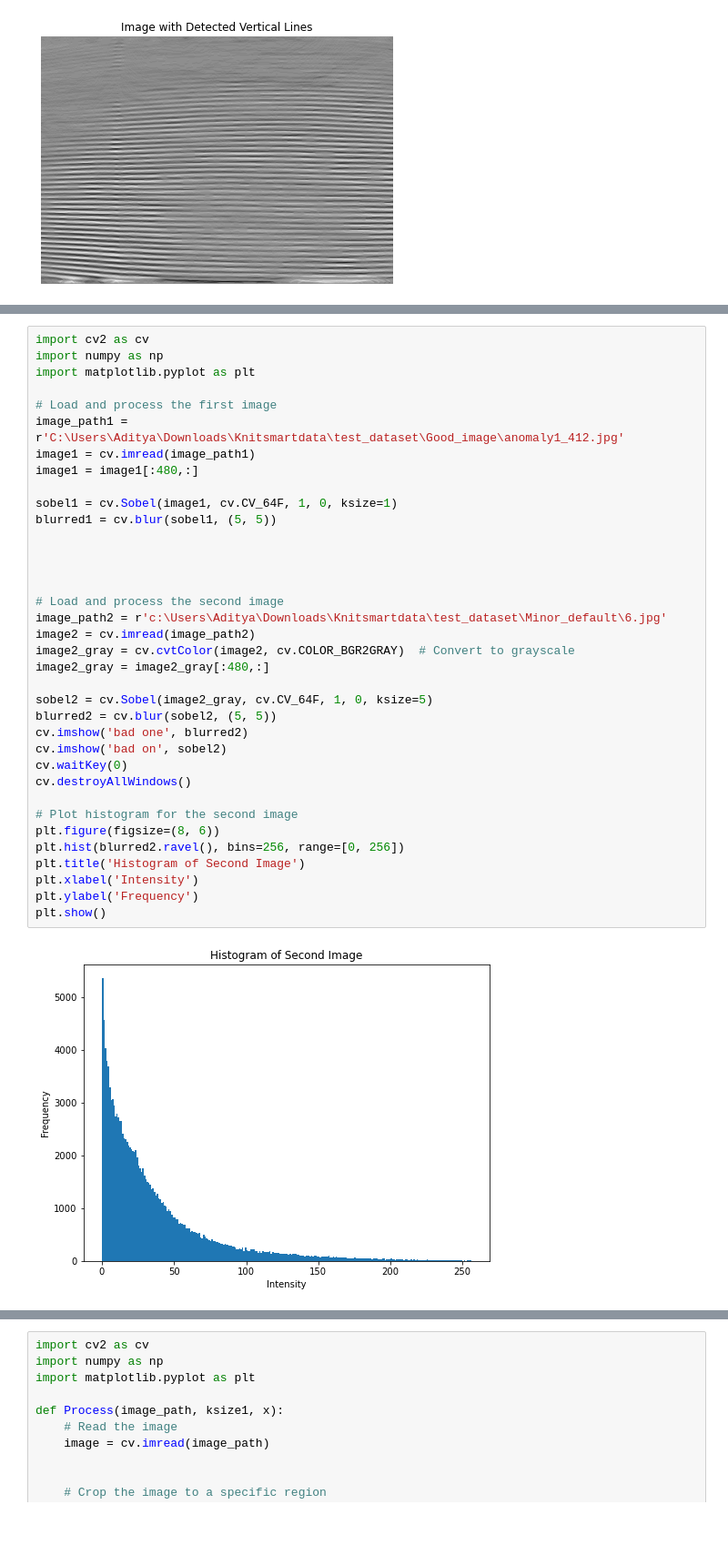
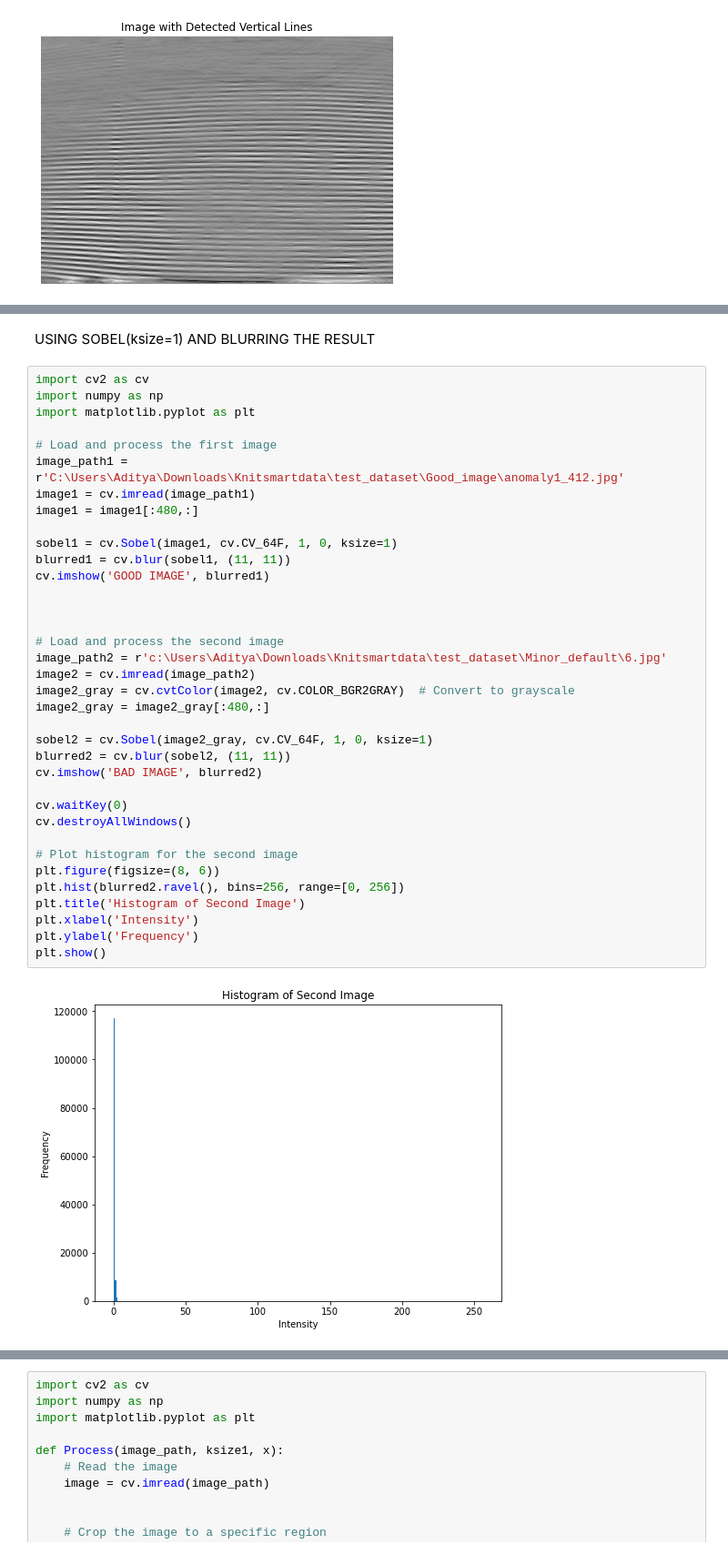
Before and after one commit to adityagupta-apg/knitsmart, a Jupyter notebook: practice.ipynb, the cells around one changed output, grey strips where cells are left out. Shown at 91% size. Cells and saved outputs as stored; diff of their text form; blank space fills up the shorter version.

```diff
--- a/practice.ipynb
+++ b/practice.ipynb
@@ -285,38 +285,40 @@ Error:
+# %% [markdown]
+USING SOBEL(ksize=1) AND BLURRING THE RESULT
 # %%
 import cv2 as cv
 import numpy as np
 import matplotlib.pyplot as plt
 
 # Load and process the first image
 image_path1 = r'C:\Users\Aditya\Downloads\Knitsmartdata\test_dataset\Good_image\anomaly1_412.jpg'
 image1 = cv.imread(image_path1)
 image1 = image1[:480,:]
 
 sobel1 = cv.Sobel(image1, cv.CV_64F, 1, 0, ksize=1)
-blurred1 = cv.blur(sobel1, (5, 5))
-
+blurred1 = cv.blur(sobel1, (11, 11))
+cv.imshow('GOOD IMAGE', blurred1)
 
 
 
 # Load and process the second image
 image_path2 = r'c:\Users\Aditya\Downloads\Knitsmartdata\test_dataset\Minor_default\6.jpg'
 image2 = cv.imread(image_path2)
 image2_gray = cv.cvtColor(image2, cv.COLOR_BGR2GRAY)  # Convert to grayscale
 image2_gray = image2_gray[:480,:]
 
-sobel2 = cv.Sobel(image2_gray, cv.CV_64F, 1, 0, ksize=5)
-blurred2 = cv.blur(sobel2, (5, 5))
-cv.imshow('bad one', blurred2)
-cv.imshow('bad on', sobel2)
+sobel2 = cv.Sobel(image2_gray, cv.CV_64F, 1, 0, ksize=1)
+blurred2 = cv.blur(sobel2, (11, 11))
+cv.imshow('BAD IMAGE', blurred2)
+
 cv.waitKey(0)
 cv.destroyAllWindows()
 
 # Plot histogram for the second image
 plt.figure(figsize=(8, 6))
 plt.hist(blurred2.ravel(), bins=256, range=[0, 256])
 plt.title('Histogram of Second Image')
 plt.xlabel('Intensity')
 plt.ylabel('Frequency')
 plt.show()
 # %% [output]
-[figure, old version]
+[figure, new version]
```
Also changed, not shown: parts of 7 cells of this notebook.
